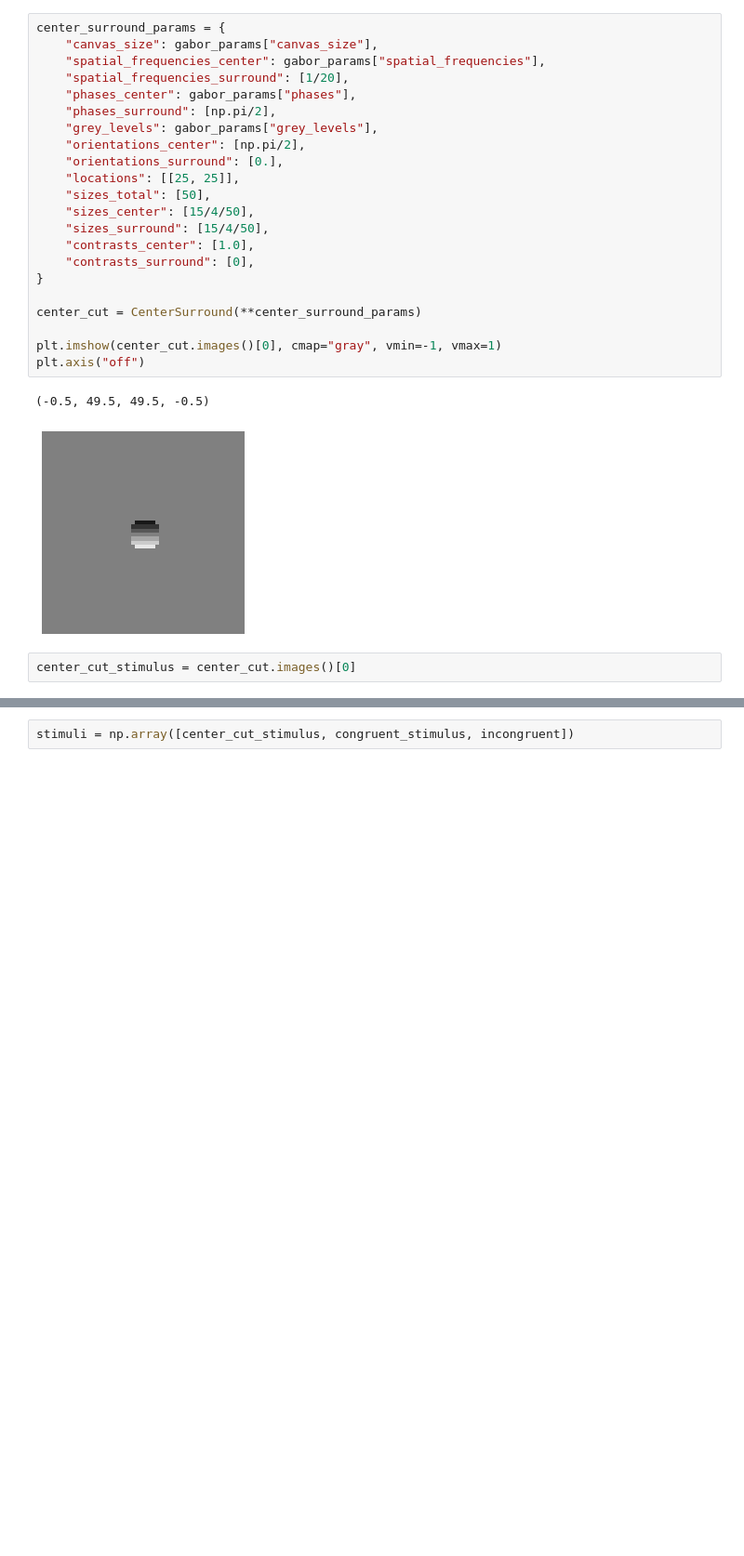
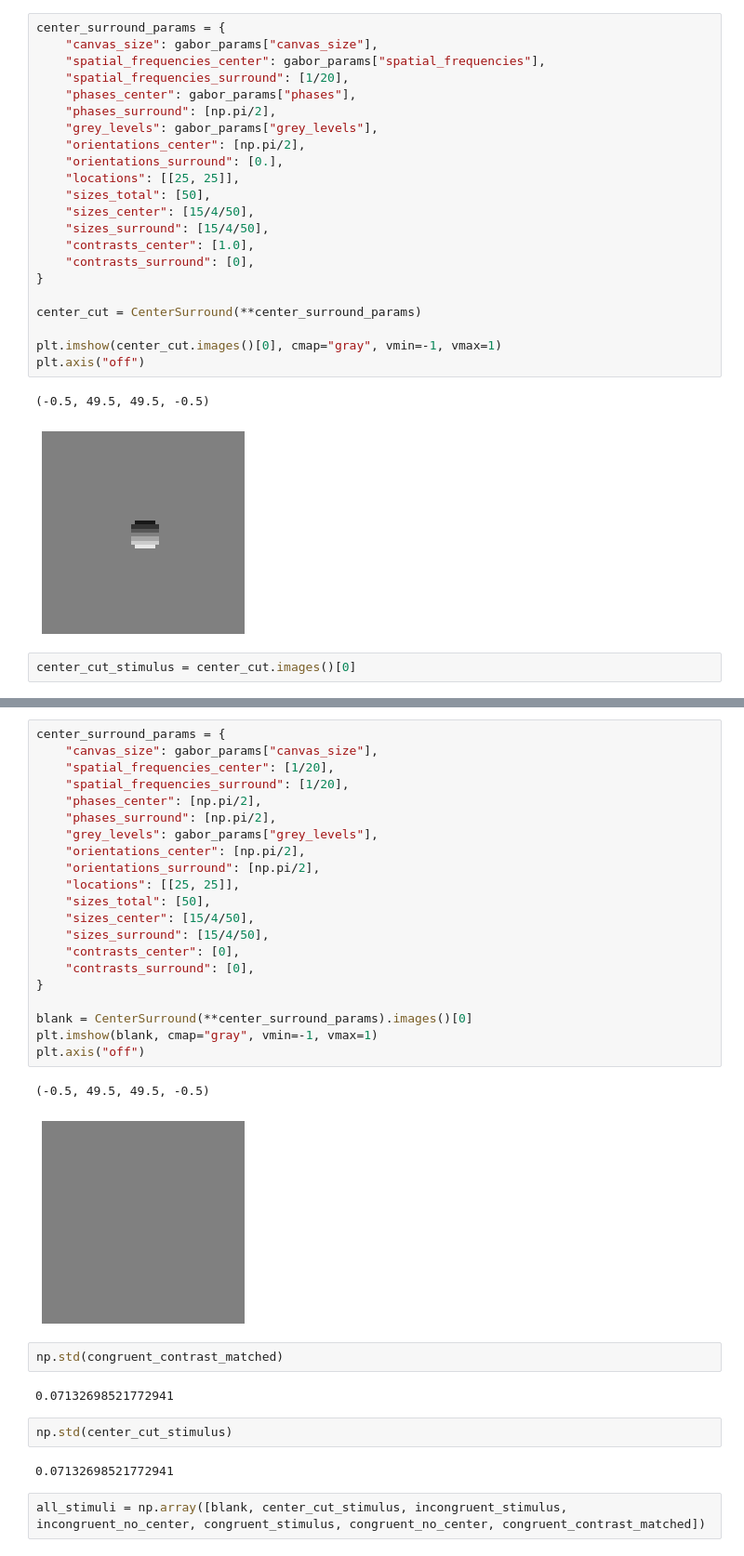
Before and after one commit to suhasshrinivasan/probabilistic-center-surround, a Jupyter notebook: haefner/hierarchical_mask_surround.ipynb, the cells around one changed output, grey strips where cells are left out. Shown at 93% size. Saved outputs shown, nothing was run; the diff lists cells and outputs as text; blank space fills up the shorter version.

```diff
--- a/haefner/hierarchical_mask_surround.ipynb
+++ b/haefner/hierarchical_mask_surround.ipynb
@@ -267,2 +259,34 @@ plt.axis("off")
+# %%
+center_surround_params = {
+    "canvas_size": gabor_params["canvas_size"],
+    "spatial_frequencies_center": [1/20],
+    "spatial_frequencies_surround": [1/20],
+    "phases_center": [np.pi/2],
+    "phases_surround": [np.pi/2],
+    "grey_levels": gabor_params["grey_levels"],
+    "orientations_center": [np.pi/2],
+    "orientations_surround": [np.pi/2],
+    "locations": [[25, 25]],
+    "sizes_total": [50],
+    "sizes_center": [15/4/50],
+    "sizes_surround": [15/4/50],
+    "contrasts_center": [0],
+    "contrasts_surround": [0],
+}
+
+blank = CenterSurround(**center_surround_params).images()[0]
+plt.imshow(blank, cmap="gray", vmin=-1, vmax=1)
+plt.axis("off")
+# %% [output]
+(-0.5, 49.5, 49.5, -0.5)
+[figure, added]
+# %%
+np.std(congruent_contrast_matched)
+# %% [output]
+0.07132698521772941
+# %%
+np.std(center_cut_stimulus)
+# %% [output]
+0.07132698521772941
 # %%
-stimuli = np.array([center_cut_stimulus, congruent_stimulus, incongruent])
+all_stimuli = np.array([blank, center_cut_stimulus, incongruent_stimulus, incongruent_no_center, congruent_stimulus, congruent_no_center, congruent_contrast_matched])
```
Also changed, not shown: parts of 29 cells of this notebook, 6 other files.
